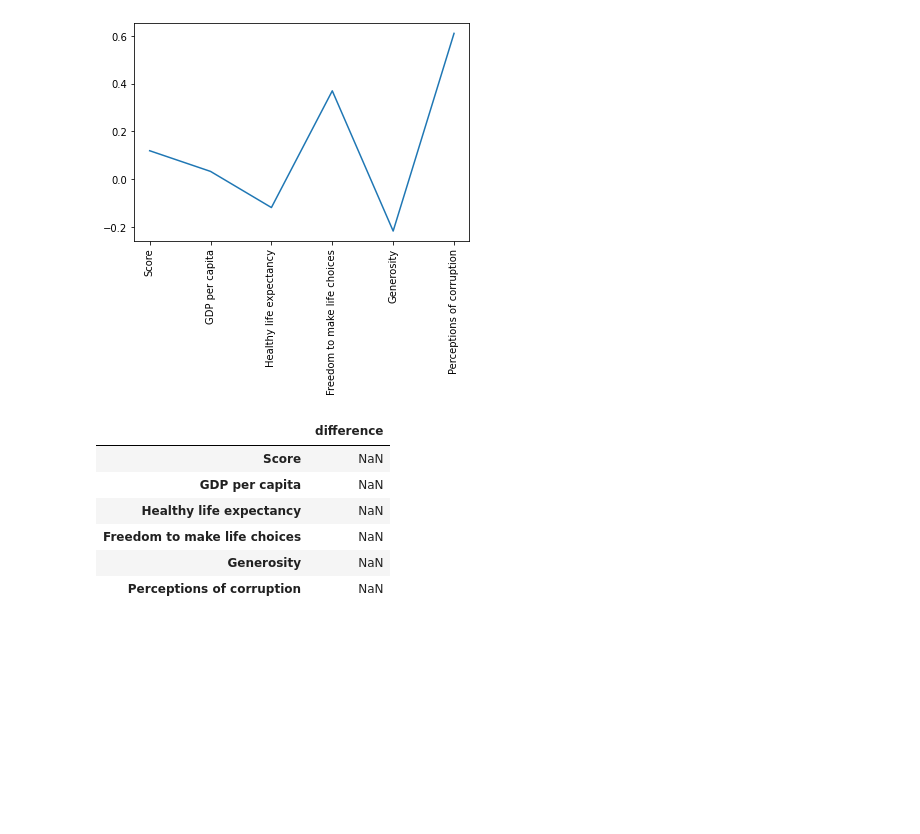
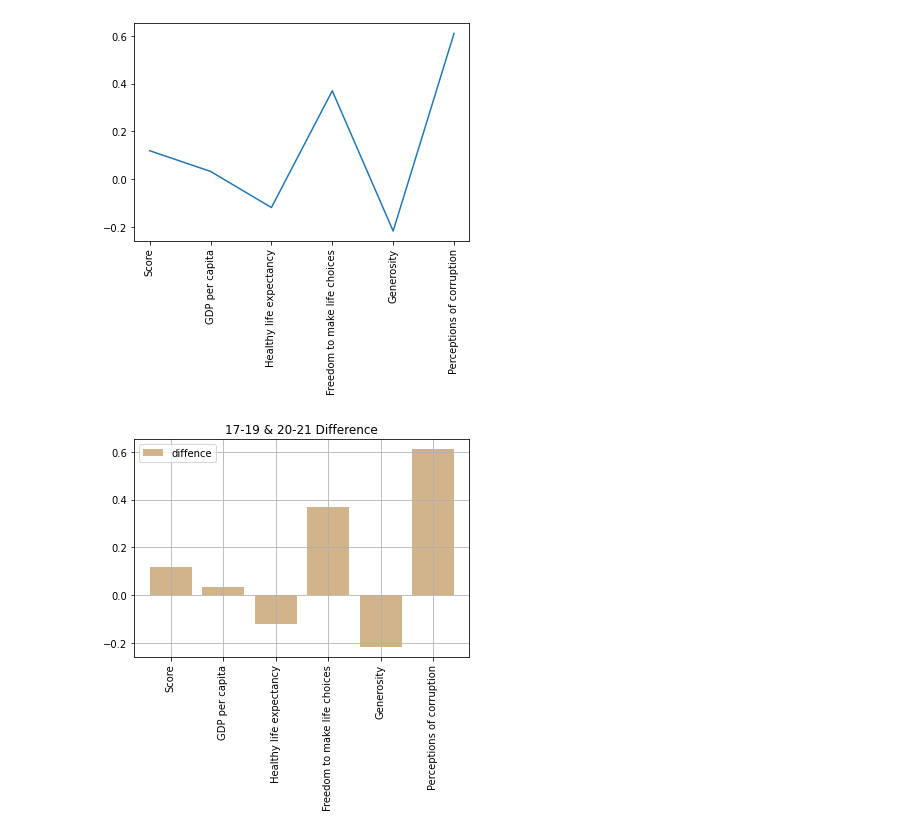
Before and after one commit to Sim-mi-gyeong/DataAnalysis, a Jupyter notebook: TermProject09_Before_and_After_COVID_19.ipynb, the cells around one changed output. Drawn from its saved outputs; the diff is of its cells as text; code cells hidden in the pictures; blank space fills up the shorter version.

```diff
--- a/TermProject09_Before_and_After_COVID_19.ipynb
+++ b/TermProject09_Before_and_After_COVID_19.ipynb
@@ -162,14 +164,22 @@ plt.xticks(rotation='vertical')
 # %% [output]
 ([0, 1, 2, 3, 4, 5], <a list of 6 Text major ticklabel objects>)
 [figure]
-# %%
-mean_diff=pd.DataFrame(data=mean_diff, columns=['difference'])
-mean_diff
-# %% [output]
-|  | difference |
-| Score | NaN |
-| GDP per capita | NaN |
-| Healthy life expectancy | NaN |
-| Freedom to make life choices | NaN |
-| Generosity | NaN |
-| Perceptions of corruption | NaN |
+# %%
+fig, ax=plt.subplots()
+
+mean_diff=mean2021-mean1719
+# 2021-1719 이므로 양수:2021이 더 큰 값, 음수:2021이 더 작은 값
+ax.bar(index, mean_diff.tolist(), label='diffence', facecolor='tan')
+ax.set_title('17-19 & 20-21 Difference')
+ax.set_xticks(index)
+ax.set_xticklabels(col_list)
+
+plt.xticks(rotation='vertical')
+plt.grid()
+plt.legend()
+plt.show()
+
+# Happiness Score가 오히려 2021 시기에 증가
+# -> 코로나와 같은 세계적 재해가 행복 지수에 영향을 주지 않았음을 확인 가능
+# %% [output]
+[figure, added]
```
Also changed, not shown: parts of 8 cells of this notebook.
